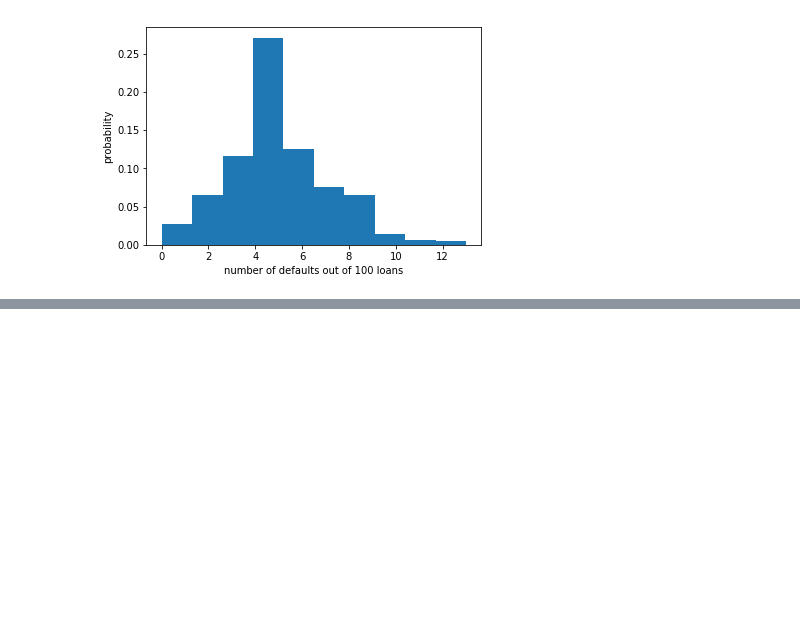
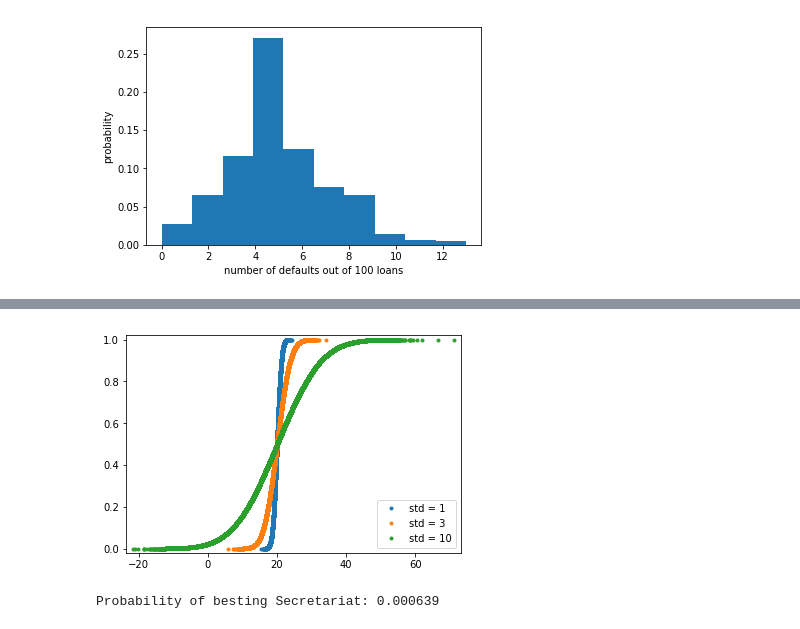
Before and after one commit to pgragg/data_science, a Jupyter notebook: Basic statistics .ipynb, the cells around one changed output, grey strips where cells are left out. Saved outputs shown, nothing was run; the diff lists cells and outputs as text; code cells hidden in the pictures; blank space fills up the shorter version.

```diff
--- a/Basic statistics .ipynb
+++ b/Basic statistics .ipynb
@@ -91,0 +184,47 @@ plt.show()
+# %%
+def ecdf(data):
+    """Compute ECDF for a one-dimensional array of measurements."""
+
+    # Number of data points: n
+    n = len(data)
+
+    # x-data for the ECDF: x
+    x = np.sort(data)
+
+    # y-data for the ECDF: y
+    y = np.arange(1, n + 1 ) / n
+
+    return x, y
+# Generate CDFs
+x_std1, y_std1 = ecdf(samples_std1)
+x_std3, y_std3 = ecdf(samples_std3)
+x_std10, y_std10 = ecdf(samples_std10)
+
+
+# Plot CDFs
+plt.plot(x_std1, y_std1, marker='.', linestyle='none')
+plt.plot(x_std3, y_std3, marker='.', linestyle='none')
+plt.plot(x_std10, y_std10, marker='.', linestyle='none')
+
+
+# Make 2% margin
+plt.margins(0.02)
+
+# Make a legend and show the plot
+_ = plt.legend(('std = 1', 'std = 3', 'std = 10'), loc='lower right')
+plt.show()
+# %% [output]
+[figure, added]
+# %%
+mu = 149.22101123595507
+sigma = 1.627816471774816
+# Take a million samples out of the Normal distribution: samples
+samples = np.random.normal(mu, sigma, size=1000000)
+
+# Compute the fraction that are faster than 144 seconds: prob
+prob = sum(samples < 144)/len(samples)
+
+# Print the result
+print('Probability of besting Secretariat:', prob)
+# %% [output]
+Probability of besting Secretariat: 0.000639
```
Also changed, not shown: parts of 8 cells of this notebook, 1 other file.
